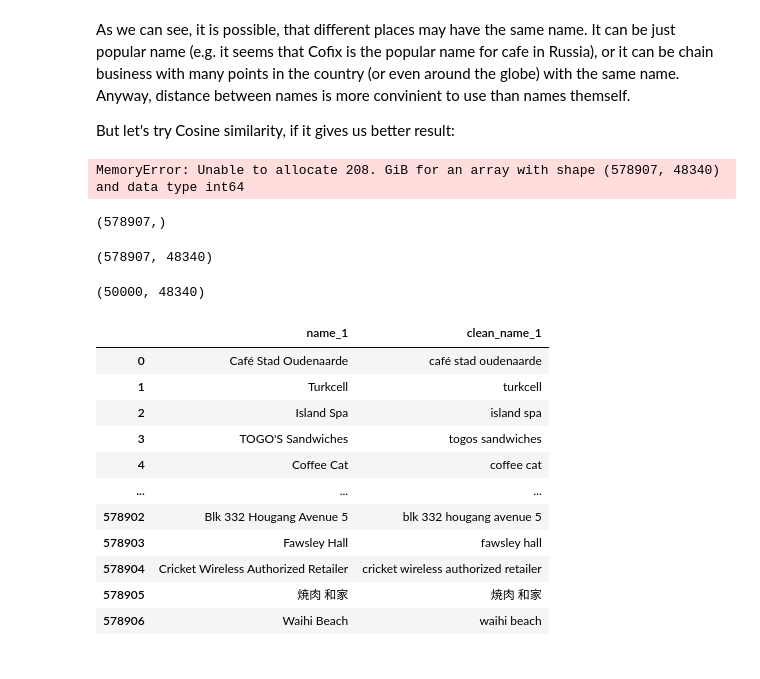
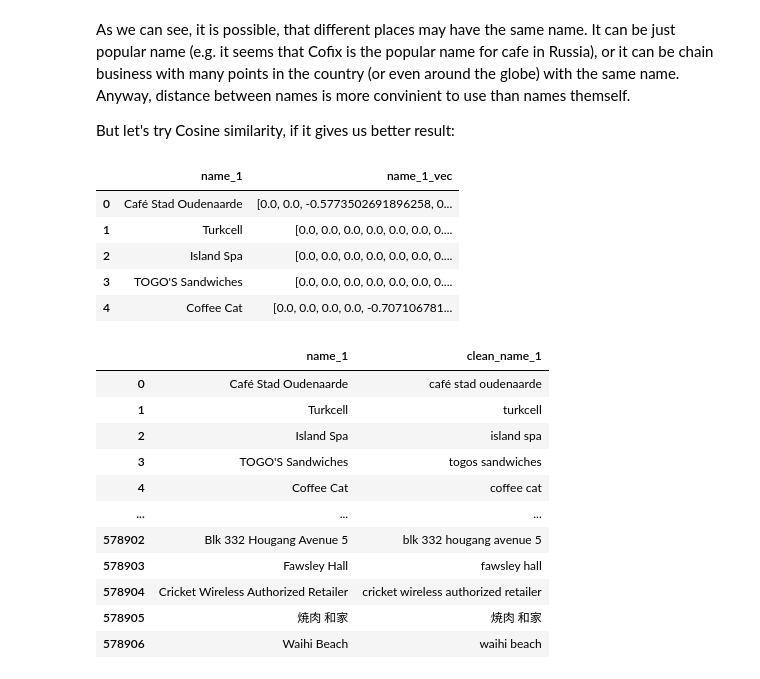
Before and after one commit to ParalogyX/Foursquare_Location_Matching, a Jupyter notebook: first_notebook.ipynb, the cells around one changed output. Cells and saved outputs as stored; diff of their text form; code cells hidden in the pictures.

Commit message:
HashingVectorizer is implemented.
TODO: Find the distance

```diff
--- a/first_notebook.ipynb
+++ b/first_notebook.ipynb
@@ -482,7 +482,7 @@ But let's try Cosine similarity, if it gives us better result:
 # %%
 import string
 from sklearn.metrics.pairwise import cosine_similarity
-from sklearn.feature_extraction.text import CountVectorizer
+from sklearn.feature_extraction.text import CountVectorizer, HashingVectorizer
 
 # Normal sequence is
 # 1. Remove punctuations from a given string
@@ -509,14 +509,17 @@ seed(42)
 cleaned_sample = sample(all_names_cleaned, 50000)
 
 # fit vectorizer on sample
-vectorizer = CountVectorizer()
+# CountVectorizer creates very huge matrix
+# Try HashingVectorizer
+vectorizer = HashingVectorizer(n_features=20)
+#vectorizer = CountVectorizer(max_features=20)
 vectorizer.fit(cleaned_sample)
 
 #df_pairs['name_1_vec'] =
 name_1_vector = vectorizer.transform(df_pairs['clean_name_1'])
 name_2_vector = vectorizer.transform(df_pairs['clean_name_2'])
 
-
+df_pairs['name_1_vec'] = name_1_vector
 
 # vectorizer = CountVectorizer().fit_transform(cleaned_sample)
 # vectors = vectorizer.toarray()
@@ -527,22 +530,15 @@ name_2_vector = vectorizer.transform(df_pairs['clean_name_2'])
 #     vec2 = vec2.reshape(1, -1)
 
 #     return cosine_similarity(vec1, vec2)[0][0]
-# %%
-name_1_vector.toarray()
-
-# Not enough memory to vectorise all names
-# Use only string distance?
-# %% [output]
-MemoryError: Unable to allocate 208. GiB for an array with shape (578907, 48340) and data type int64
-# %%
-df_pairs['clean_name_1'].shape
-# %% [output]
-(578907,)
-# %%
-ff.shape
-# %% [output]
-(578907, 48340)
-# %%
-vectors.shape
-# %% [output]
-(50000, 48340)
+# %%
+df_pairs['name_1_vec'] = list(name_1_vector.toarray())
+# %%
+pd.set_option('max_colwidth', 160)
+df_pairs.head()[['name_1', 'name_1_vec']]
+# %% [output]
+|  | name_1 | name_1_vec |
+| 0 | Café Stad Oudenaarde | [0.0, 0.0, -0.5773502691896258, 0... |
+| 1 | Turkcell | [0.0, 0.0, 0.0, 0.0, 0.0, 0.0, 0.... |
+| 2 | Island Spa | [0.0, 0.0, 0.0, 0.0, 0.0, 0.0, 0.... |
+| 3 | TOGO'S Sandwiches | [0.0, 0.0, 0.0, 0.0, 0.0, 0.0, 0.... |
+| 4 | Coffee Cat | [0.0, 0.0, 0.0, 0.0, -0.707106781... |
```
Also changed, not shown: parts of 1 cell of this notebook.
